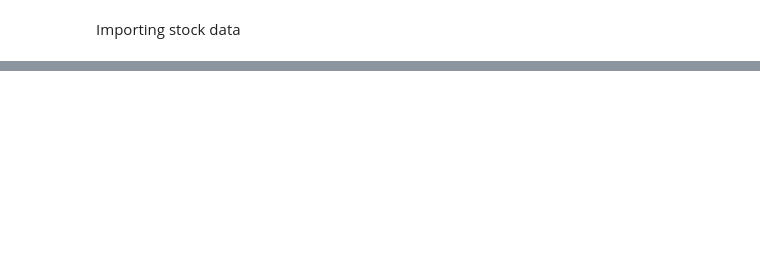
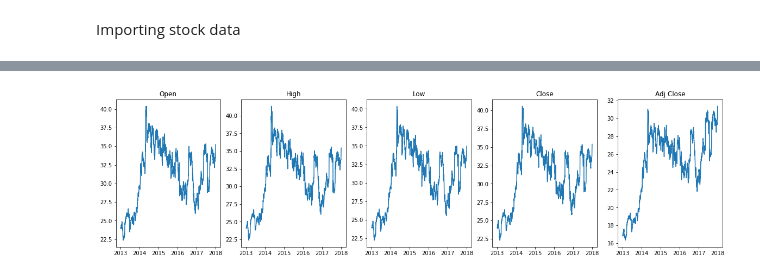
Before and after one commit to melaniaczobit/Predicting-AstraZeneca-Stock-Movement, a Jupyter notebook: AstraZeneca_Stock_Prices.ipynb, the cells around one changed output, grey strips where cells are left out. Drawn from its saved outputs; the diff is of its cells as text; code cells hidden in the pictures; blank space fills up the shorter version.

```diff
--- a/AstraZeneca_Stock_Prices.ipynb
+++ b/AstraZeneca_Stock_Prices.ipynb
@@ -129,0 +166,20 @@ Long Short Term Memory (LSTM)
+# %%
+figure, axis = plt.subplots(ncols=5, figsize = (20,5))
+axis[0].plot(train["Open"])
+axis[0].set_title("Open")
+
+axis[1].plot(train["High"])
+axis[1].set_title("High")
+
+axis[2].plot(train["Low"])
+axis[2].set_title("Low")
+
+axis[3].plot(train["Close"])
+axis[3].set_title("Close")
+
+axis[4].plot(train["Adj Close"])
+axis[4].set_title("Adj Close")
+
+plt.show()
+# %% [output]
+[figure, added]
```
Also changed, not shown: parts of 63 cells of this notebook.
